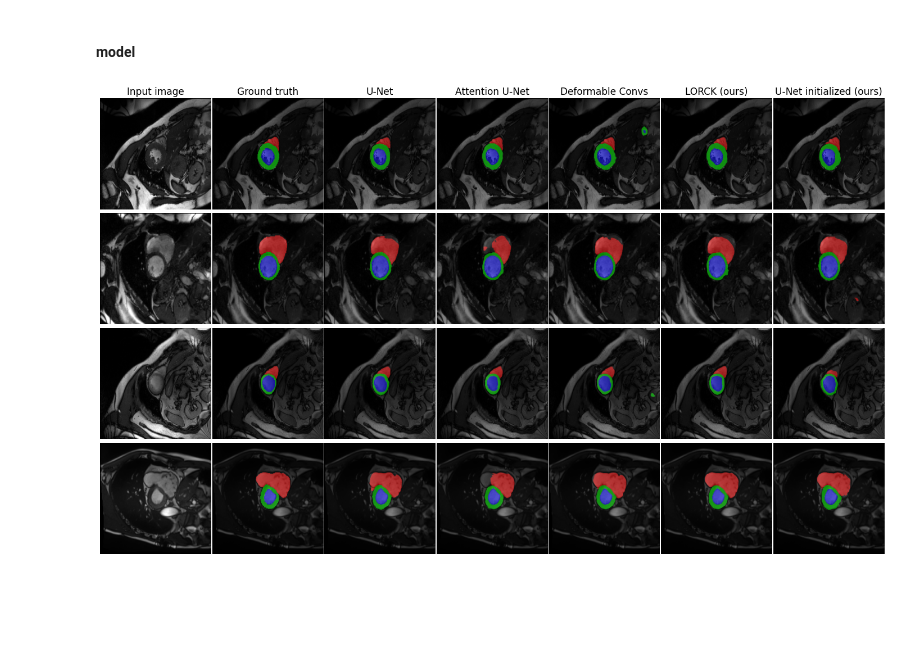
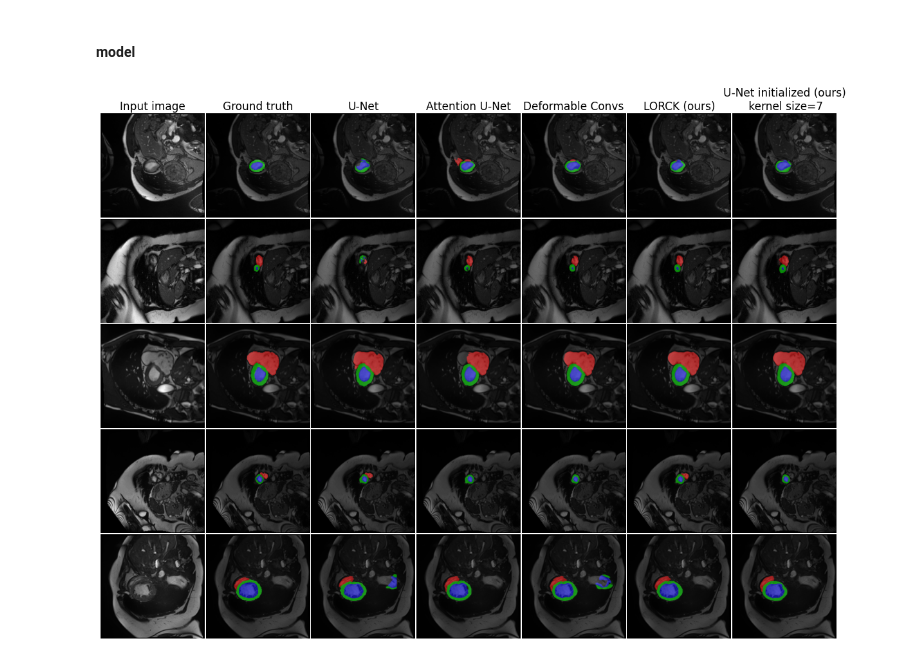
Before and after one commit to kaaeaate/optimal-kernels, a Jupyter notebook: IJCAI/inference/Results.ipynb, the cells around one changed output. Cells and saved outputs as stored; diff of their text form; code cells hidden in the pictures; blank space fills up the shorter version.

Commit message:
Added choice of images in validation

```diff
--- a/IJCAI/inference/Results.ipynb
+++ b/IJCAI/inference/Results.ipynb
@@ -44,3 +44,29 @@ dataset_sizes = {
 dataset_sizes
 # %% [output]
 {'train': 1188, 'val': 514}
+# %%
+seeds = [5, 7, 10, 11, 34]
+idxs = [2, 3, 3, 2, 2]
+# %%
+inputs = torch.Tensor()
+masks = torch.Tensor()
+for i in range(len(seeds)):
+    random.seed(seeds[i])
+    torch.manual_seed(seeds[i])
+    torch.cuda.manual_seed_all(seeds[i])
+    np.random.seed(seeds[i])
+    inputs_1, masks_1 = next(iter(dataloaders['val']))
+    inputs_1 = inputs_1[[idxs[i]]]
+    masks_1 = masks_1[[idxs[i]]]
+    inputs = torch.cat((inputs, inputs_1), dim=0)
+    masks = torch.cat((masks, masks_1), dim=0)
+
+fig, ax = plt.subplots(2, half, figsize=(10, 10))
+plt.subplots_adjust(wspace=0.1,hspace=0.001)
+for i in range(4):
+    pic, label = inputs[i], masks[i]
+    label_np = label.data.numpy().transpose(1, 2, 0)
+    pic_np = pic.data.numpy().transpose(1, 2, 0)
+    ax[i//half, i%half].imshow(pic_np, cmap='gray')
+    ax[i//half, i%half].imshow(label_np, cmap='gray', alpha=0.4)
+    ax[i//half, i%half].axis('off')
@@ -81,7 +110,7 @@ def get_model_out(inputs, model):
     return output
 # %%
 model_names = ['unet', 'attention-unet', 'lorck', 'def-convs', 'unet_init']
-k_sizes = [3, 3, 3, 3, 15]
+k_sizes = [3, 3, 3, 3, 7]
 # %%
 acdc_logs = Path('/home/e_radionova/PROJECT/optimal-kernels/IJCAI/weights/acdc')
 acdc_weights_dct={
@@ -89,8 +118,8 @@ acdc_weights_dct={
         'attention-unet': 'attention-unet_acdc_b8_2022-01-02T23:57.pth',
         'lorck': 'lorck_acdc_b8_2022-01-04T20:29.pth',
         'def-convs': 'def-convs_acdc_b8_2022-01-03T00:31.pth',
-#         'unet_init': 'unet_init_acdc_b8_with_k_size_7_2022-01-08T20:56.pth'
-        'unet_init': 'unet_init_acdc_b8_with_k_size_15_2022-01-07T22:53.pth'
+        'unet_init': 'unet_init_acdc_b8_with_k_size_7_2022-01-08T20:56.pth'
+#         'unet_init': 'unet_init_acdc_b8_with_k_size_15_2022-01-07T22:53.pth'
 }
 # %%
 SEED = 42
@@ -117,10 +146,10 @@ for i in range(len(model_names)):
 #     plt.imshow(outputs[i].transpose(1,2,0))
 #     plt.show()
 # %%
-fig, ax = plt.subplots(4, 7, figsize=(25, 15))
+fig, ax = plt.subplots(5, 7, figsize=(20.5, 15))
 plt.subplots_adjust(wspace=0.01,hspace=0.01)
 alpha = 0.5
-for i in range(4):
+for i in range(5):
     ax[i, 0].imshow(inputs[i].permute(1,2,0), cmap='gray')
     ax[i, 0].axis('off')
 
@@ -130,33 +159,33 @@ for i in range(4):
 
     ax[i, 2].imshow(inputs[i].permute(1,2,0), cmap='gray')
     ax[i, 2].imshow(dct_outputs['unet'][i].transpose(1,2,0), alpha=alpha)
     ax[i, 2].axis('off')
 
     ax[i, 3].imshow(inputs[i].permute(1,2,0), cmap='gray')
     ax[i, 3].imshow(dct_outputs['attention-unet'][i].transpose(1,2,0), alpha=alpha)
     ax[i, 3].axis('off')
 
     ax[i, 4].imshow(inputs[i].permute(1,2,0), cmap='gray')
     ax[i, 4].imshow(dct_outputs['def-convs'][i].transpose(1,2,0), alpha=alpha)
     ax[i, 4].axis('off')
 
     ax[i, 5].imshow(inputs[i].permute(1,2,0), cmap='gray')
     ax[i, 5].imshow(dct_outputs['lorck'][i].transpose(1,2,0), alpha=alpha)
     ax[i, 5].axis('off')
 
     ax[i, 6].imshow(inputs[i].permute(1,2,0), cmap='gray')
     ax[i, 6].imshow(dct_outputs['unet_init'][i].transpose(1,2,0), alpha=alpha)
     ax[i, 6].axis('off')
 
     name_size=17
     ax[0, 0].set_title('Input image', fontsize=name_size)
     ax[0, 1].set_title('Ground truth', fontsize=name_size)
     ax[0, 2].set_title('U-Net', fontsize=name_size)
     ax[0, 3].set_title('Attention U-Net', fontsize=name_size)
     ax[0, 4].set_title('Deformable Convs', fontsize=name_size)
     ax[0, 5].set_title('LORCK (ours)', fontsize=name_size)
-    ax[0, 6].set_title('U-Net initialized (ours)', fontsize=name_size)
+    ax[0, 6].set_title('U-Net initialized (ours)\n kernel size=7', fontsize=name_size)
 plt.show()
 # %% [output]
-[figure, old version]
+[figure, new version]
 # %%
```
Also changed, not shown: parts of 3 cells of this notebook.
